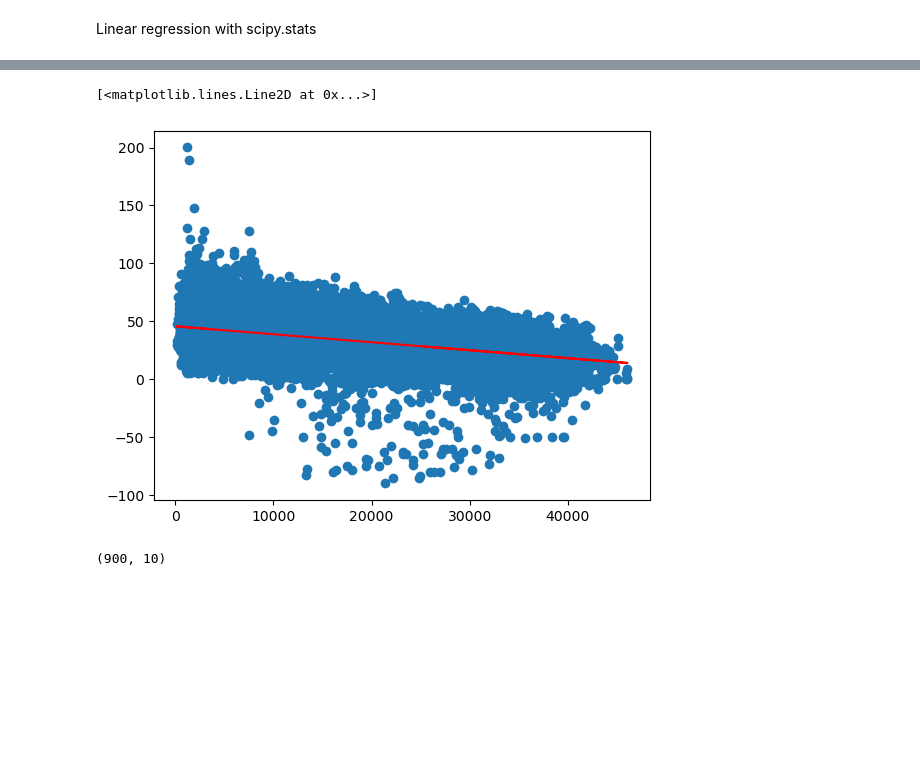
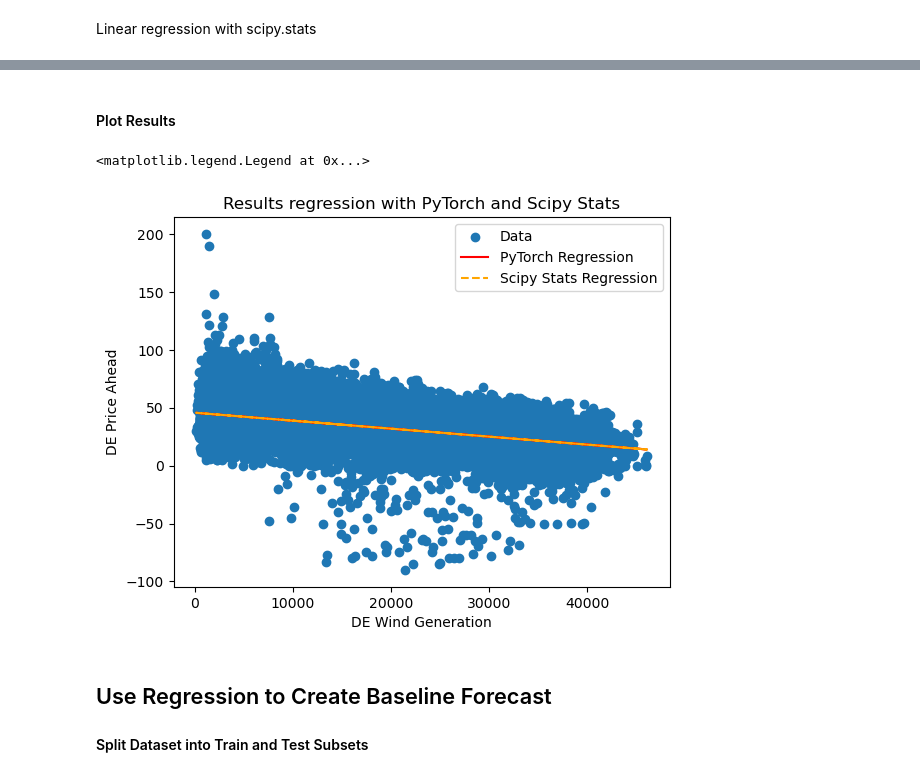
Before and after one commit to atleer/forecast-electricity-markets, a Jupyter notebook: analysis/linear_regression_pytorch_FFmodel.ipynb, the cells around one changed output, grey strips where cells are left out. Saved outputs shown, nothing was run; the diff lists cells and outputs as text; code cells hidden in the pictures; blank space fills up the shorter version.

```diff
--- a/analysis/linear_regression_pytorch_FFmodel.ipynb
+++ b/analysis/linear_regression_pytorch_FFmodel.ipynb
@@ -100,5 +91,8 @@ class SimpleNeuralNet(nn.Module):
+# %%
+# make tensors out of data
+
+X_tensor = torch.tensor(df_sample['DE_wind_generation'].values, dtype=torch.float32).unsqueeze(1)
+y_tensor = torch.tensor(df_sample['DE_price_ahead'].values, dtype=torch.float32).unsqueeze(1)
 # %%
-model = SimpleNeuralNet()
-
-criterion = nn.MSELoss()
-optimizer = torch.optim.Adam(model.parameters(), lr = 0.001)
+# create model
+model = nn.Linear(1,1)
@@ -109,4 +98,0 @@ Check whether you need to normalize, then train.
-# %%
-x_in = torch.tensor(X.values.reshape(len(X), 1), dtype = torch.float32)
-y_tensor = torch.tensor(y.values.reshape(len(y), 1), dtype=torch.float32)
-y_tensor.shape
@@ -115,11 +99,16 @@ torch.Size([17540, 1])
 # %%
+# train
+
+criterion = nn.MSELoss()
+optimizer = torch.optim.Adam(model.parameters(), lr = 0.05)
+
 nepochs = 12000
 
 losses = []
 for epoch in range(nepochs):
     optimizer.zero_grad()
 
-    y_out = model(x_in)
+    y_out = model(X_tensor)
 
     loss = criterion(y_out, y_tensor)
 
@@ -162,7 +120,14 @@ plt.colorbar()
+# %% [markdown]
+#### Plot Results
 # %%
-plt.scatter(x_in.flatten(), y)
-plt.plot(x_in.flatten(), y_out.detach().numpy().flatten(), 'r')
-#plt.plot(x_in.flatten(), reg[0]*x_in.flatten()+reg[1], 'orange')
+plt.scatter(X, y, label='Data')
+with torch.no_grad():
+    plt.plot(X, y_out.flatten(), 'r', label = 'PyTorch Regression')
+plt.plot(X, reg[0]*X.values.flatten()+reg[1], 'orange', ls = '--', label = 'Scipy Stats Regression')
+plt.title('Results regression with PyTorch and Scipy Stats')
+plt.xlabel('DE Wind Generation')
+plt.ylabel('DE Price Ahead')
+plt.legend()
 # %% [output]
-[<matplotlib.lines.Line2D at 0x...>]
+<matplotlib.legend.Legend at 0x...>
-[figure, old version]
+[figure, new version]
@@ -179,4 +134,4 @@ features_train, features_test, target_train, target_test = train_test_split(
-# %%
-features_train.shape
-# %% [output]
-(900, 10)
+# %% [markdown]
+## Use Regression to Create Baseline Forecast
+
+#### Split Dataset into Train and Test Subsets
```
Also changed, not shown: parts of 19 cells of this notebook.
